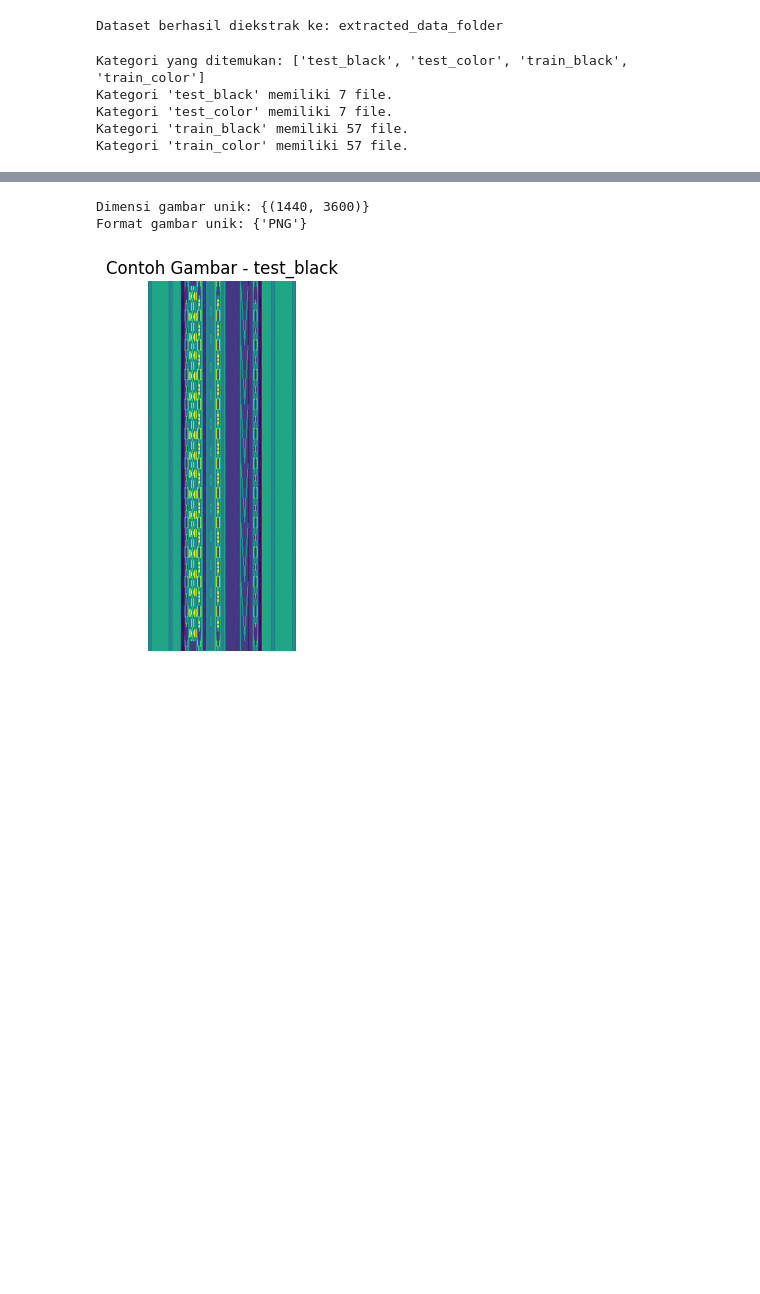
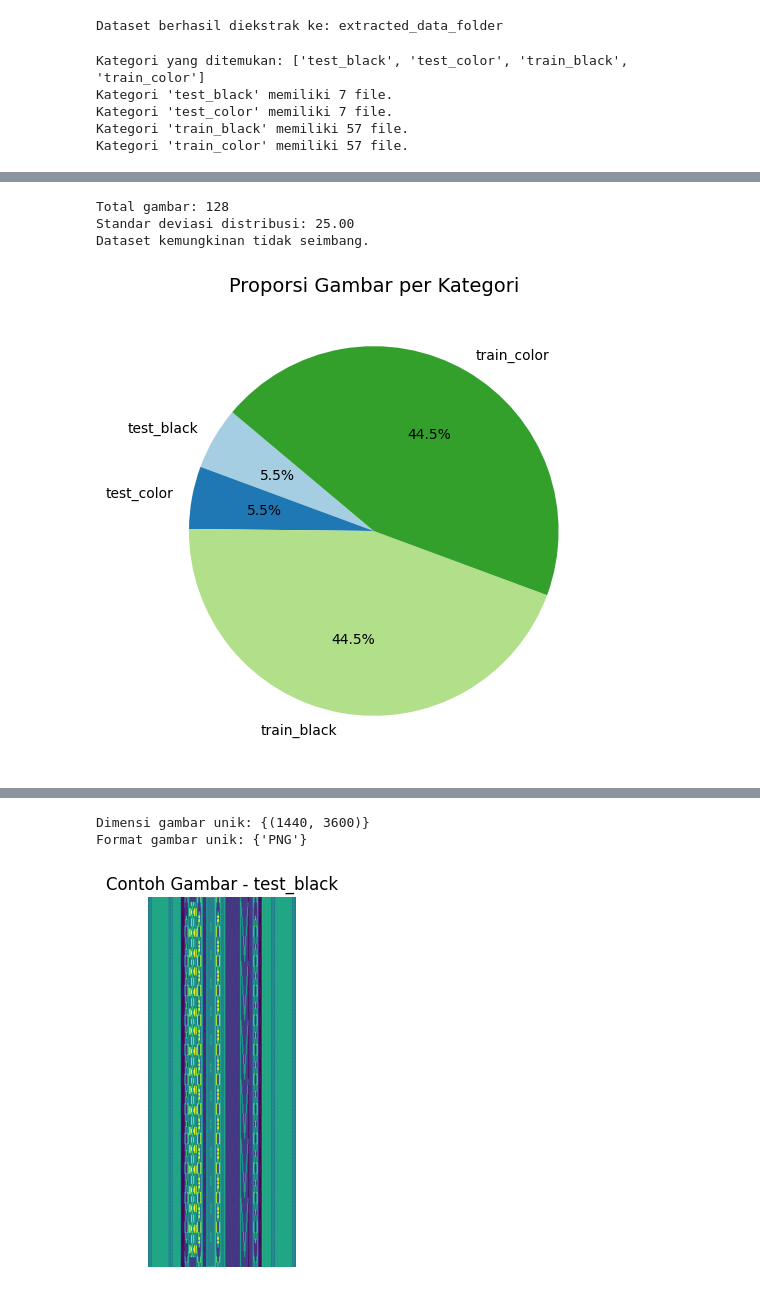
Before and after one commit to endangsiregar/DiTenun-Ulos-Image-Classification, a Jupyter notebook: Proyek DAMI kel12.ipynb, the cells around one changed output, grey strips where cells are left out. Drawn from its saved outputs; the diff is of its cells as text; code cells hidden in the pictures; blank space fills up the shorter version.

```diff
--- a/Proyek DAMI kel12.ipynb
+++ b/Proyek DAMI kel12.ipynb
@@ -76,0 +138,29 @@ plt.show()
+# %%
+import numpy as np
+
+# Total jumlah gambar
+total_images = sum(class_counts.values())  # Hitung total jumlah gambar dari class_counts
+
+# Standar deviasi jumlah gambar
+std_dev = np.std(list(class_counts.values()))  # Standar deviasi dari jumlah gambar per kategori
+print(f"Total gambar: {total_images}")
+print(f"Standar deviasi distribusi: {std_dev:.2f}")
+
+# Analisis keseimbangan
+threshold = 0.1 * (total_images / len(class_counts))  # 10% dari rata-rata jumlah gambar per kategori
+if std_dev > threshold:
+    print("Dataset kemungkinan tidak seimbang.")
+else:
+    print("Dataset kemungkinan cukup seimbang.")
+# %% [output]
+Total gambar: 128
+Standar deviasi distribusi: 25.00
+Dataset kemungkinan tidak seimbang.
+# %%
+# Diagram lingkaran
+plt.figure(figsize=(8, 6))
+plt.pie(class_counts.values(), labels=class_counts.keys(), autopct='%1.1f%%', startangle=140, colors=plt.cm.Paired.colors)
+plt.title("Proporsi Gambar per Kategori", fontsize=14)
+plt.show()
+# %% [output]
+[figure, added]
```
Also changed, not shown: parts of 6 cells of this notebook.
